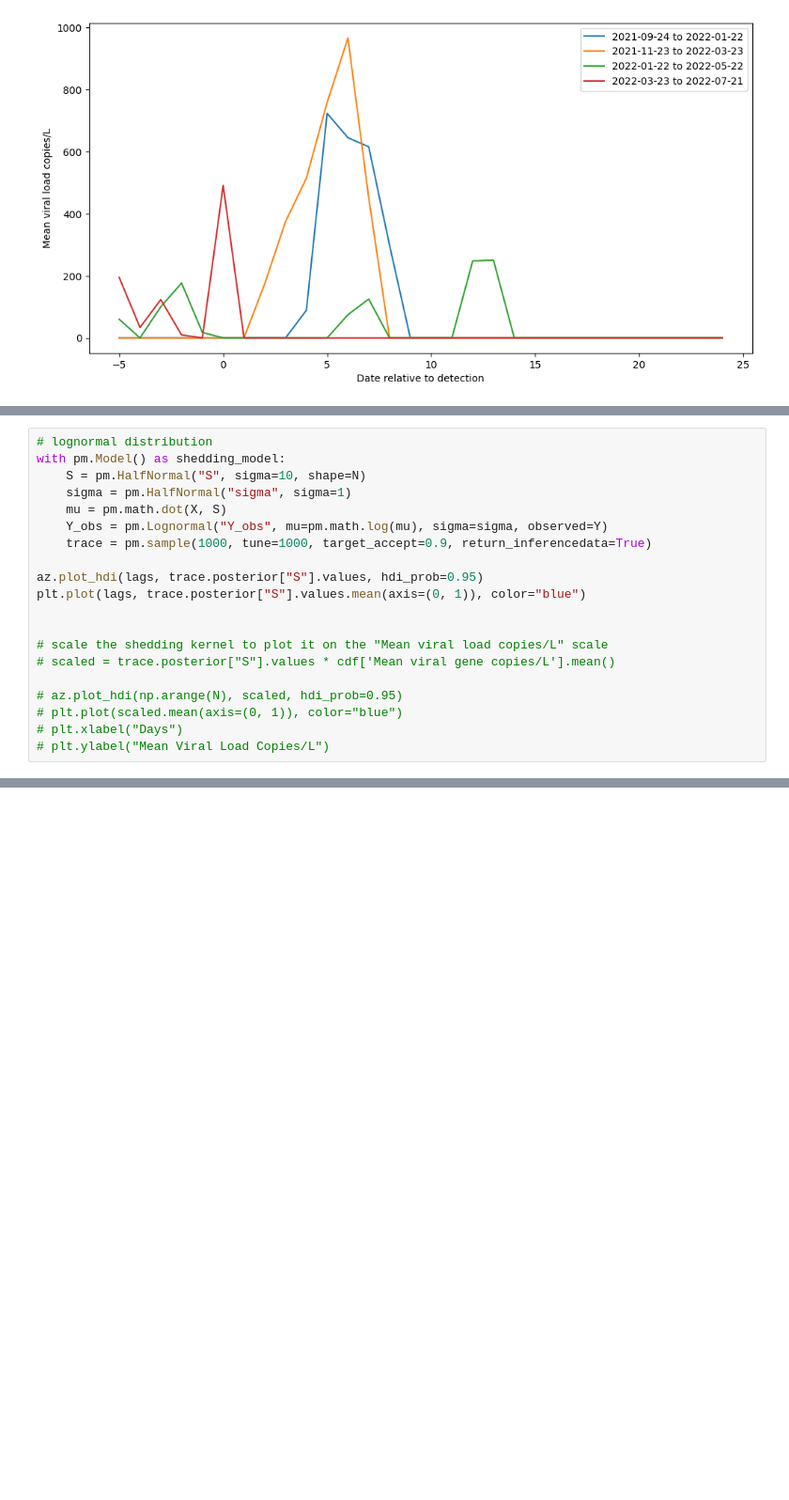
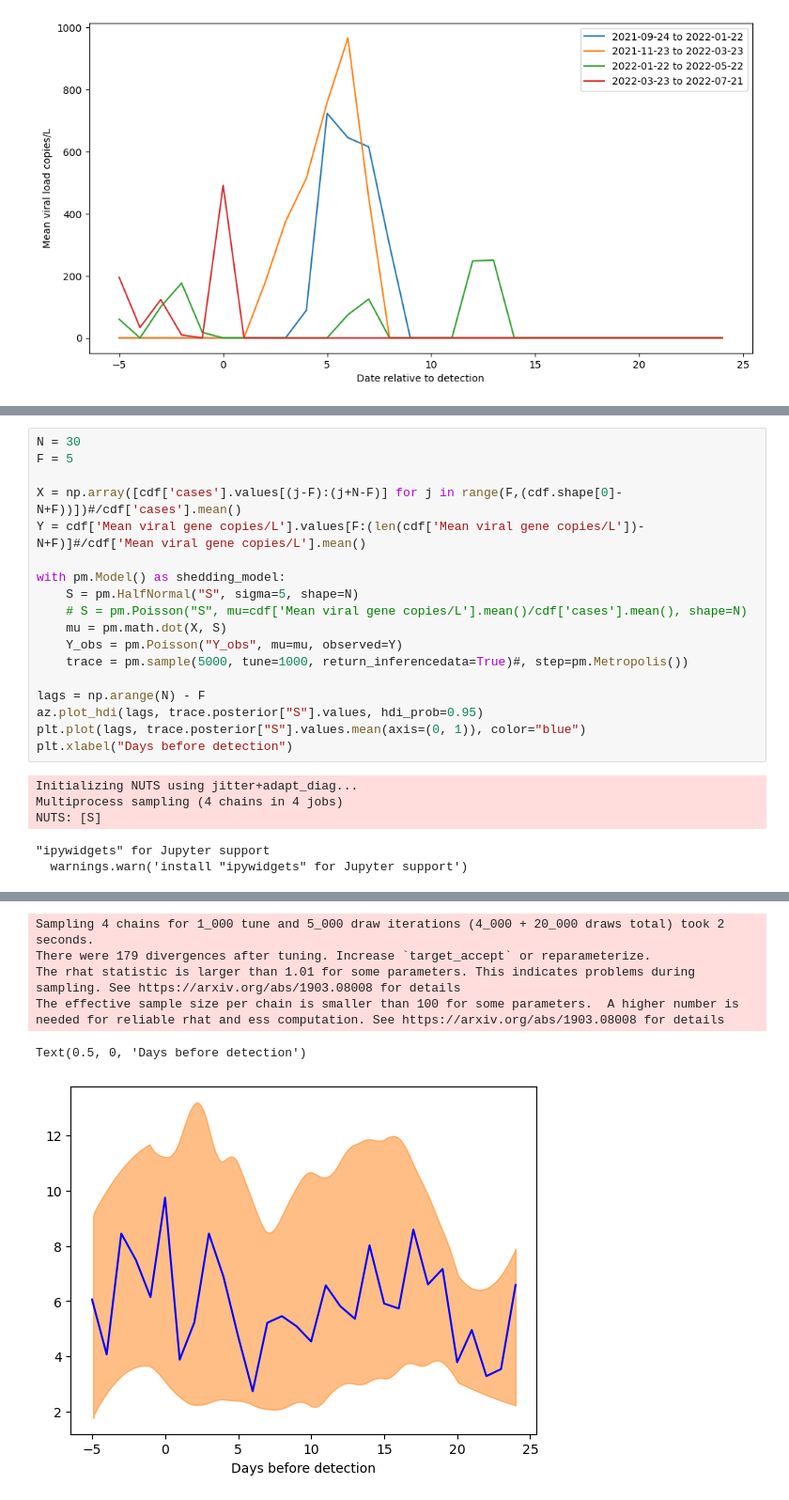
Before and after one commit to elizabethmurphy24/Wastewater-Surveillence, a Jupyter notebook: shedding.ipynb, the cells around one changed output, grey strips where cells are left out. Shown at 94% size. Cells and saved outputs as stored; diff of their text form; blank space fills up the shorter version.

```diff
--- a/shedding.ipynb
+++ b/shedding.ipynb
@@ -785,20 +592,0 @@ Text(0.5, 0, 'Days before detection')
-# %%
-# lognormal distribution
-with pm.Model() as shedding_model:
-    S = pm.HalfNormal("S", sigma=10, shape=N)
-    sigma = pm.HalfNormal("sigma", sigma=1)
-    mu = pm.math.dot(X, S)
-    Y_obs = pm.Lognormal("Y_obs", mu=pm.math.log(mu), sigma=sigma, observed=Y)
-    trace = pm.sample(1000, tune=1000, target_accept=0.9, return_inferencedata=True)
-
-az.plot_hdi(lags, trace.posterior["S"].values, hdi_prob=0.95)
-plt.plot(lags, trace.posterior["S"].values.mean(axis=(0, 1)), color="blue")
-
-
-# scale the shedding kernel to plot it on the "Mean viral load copies/L" scale
-# scaled = trace.posterior["S"].values * cdf['Mean viral gene copies/L'].mean()
-
-# az.plot_hdi(np.arange(N), scaled, hdi_prob=0.95)
-# plt.plot(scaled.mean(axis=(0, 1)), color="blue")
-# plt.xlabel("Days")
-# plt.ylabel("Mean Viral Load Copies/L")
@@ -814,0 +593,24 @@ Sampling 4 chains for 1_000 tune and 1_000 draw iterations (4_000 + 4_000 draws
+# %%
+N = 30
+F = 5
+
+X = np.array([cdf['cases'].values[(j-F):(j+N-F)] for j in range(F,(cdf.shape[0]-N+F))])#/cdf['cases'].mean()
+Y = cdf['Mean viral gene copies/L'].values[F:(len(cdf['Mean viral gene copies/L'])-N+F)]#/cdf['Mean viral gene copies/L'].mean()
+
+with pm.Model() as shedding_model:
+    S = pm.HalfNormal("S", sigma=5, shape=N)
+    # S = pm.Poisson("S", mu=cdf['Mean viral gene copies/L'].mean()/cdf['cases'].mean(), shape=N)
+    mu = pm.math.dot(X, S)
+    Y_obs = pm.Poisson("Y_obs", mu=mu, observed=Y)
+    trace = pm.sample(5000, tune=1000, return_inferencedata=True)#, step=pm.Metropolis())
+
+lags = np.arange(N) - F
+az.plot_hdi(lags, trace.posterior["S"].values, hdi_prob=0.95)
+plt.plot(lags, trace.posterior["S"].values.mean(axis=(0, 1)), color="blue")
+plt.xlabel("Days before detection")
+# %% [output]
+Initializing NUTS using jitter+adapt_diag...
+Multiprocess sampling (4 chains in 4 jobs)
+NUTS: [S]
+"ipywidgets" for Jupyter support
+  warnings.warn('install "ipywidgets" for Jupyter support')
@@ -814,0 +618,6 @@ Sampling 4 chains for 1_000 tune and 1_000 draw iterations (4_000 + 4_000 draws
+Sampling 4 chains for 1_000 tune and 5_000 draw iterations (4_000 + 20_000 draws total) took 2 seconds.
+There were 179 divergences after tuning. Increase `target_accept` or reparameterize.
+The rhat statistic is larger than 1.01 for some parameters. This indicates problems during sampling. See https://arxiv.org/abs/1903.08008 for details
+The effective sample size per chain is smaller than 100 for some parameters.  A higher number is needed for reliable rhat and ess computation. See https://arxiv.org/abs/1903.08008 for details
+Text(0.5, 0, 'Days before detection')
+[figure, added]
```
Also changed, not shown: parts of 8 cells of this notebook.
